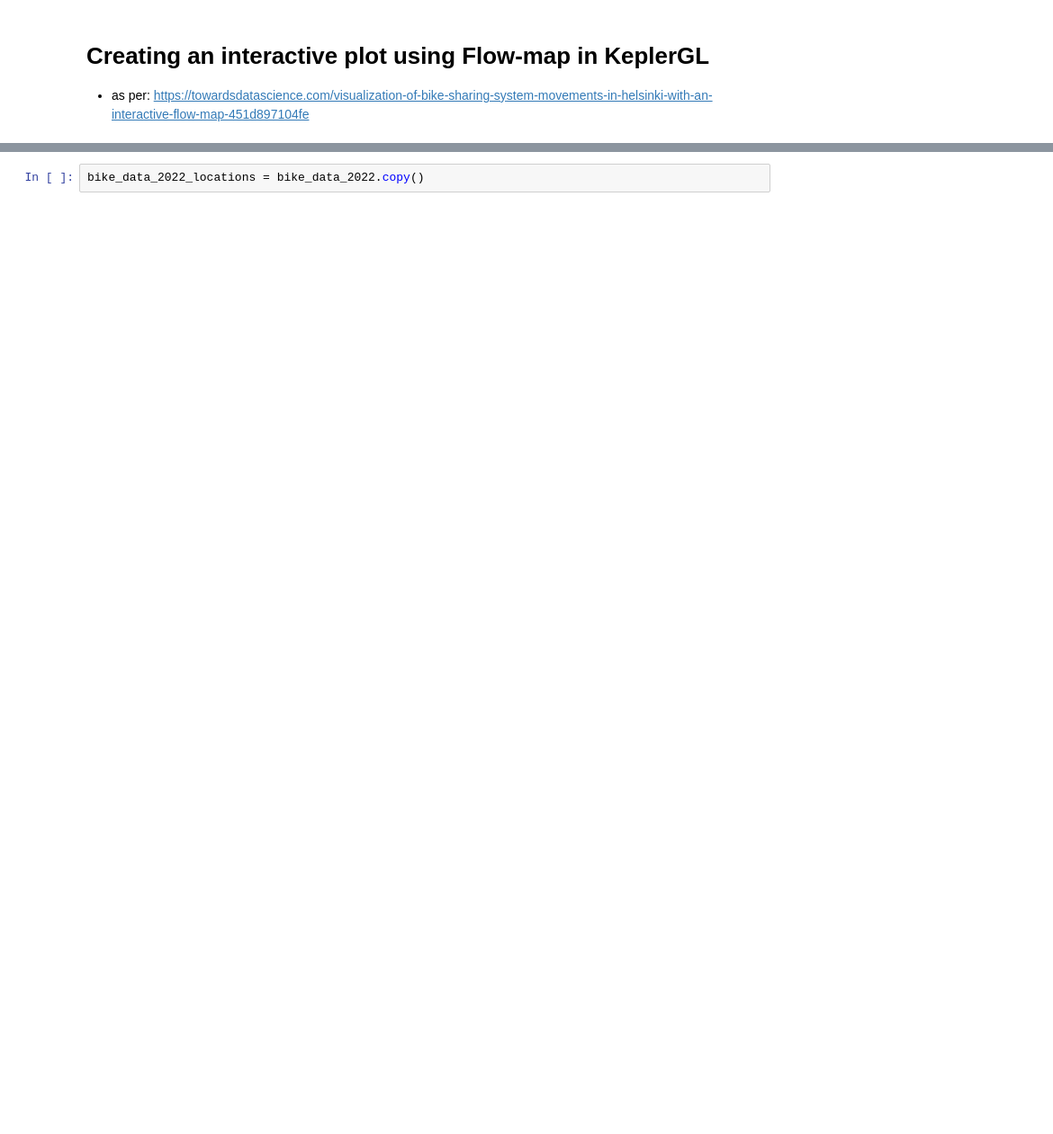
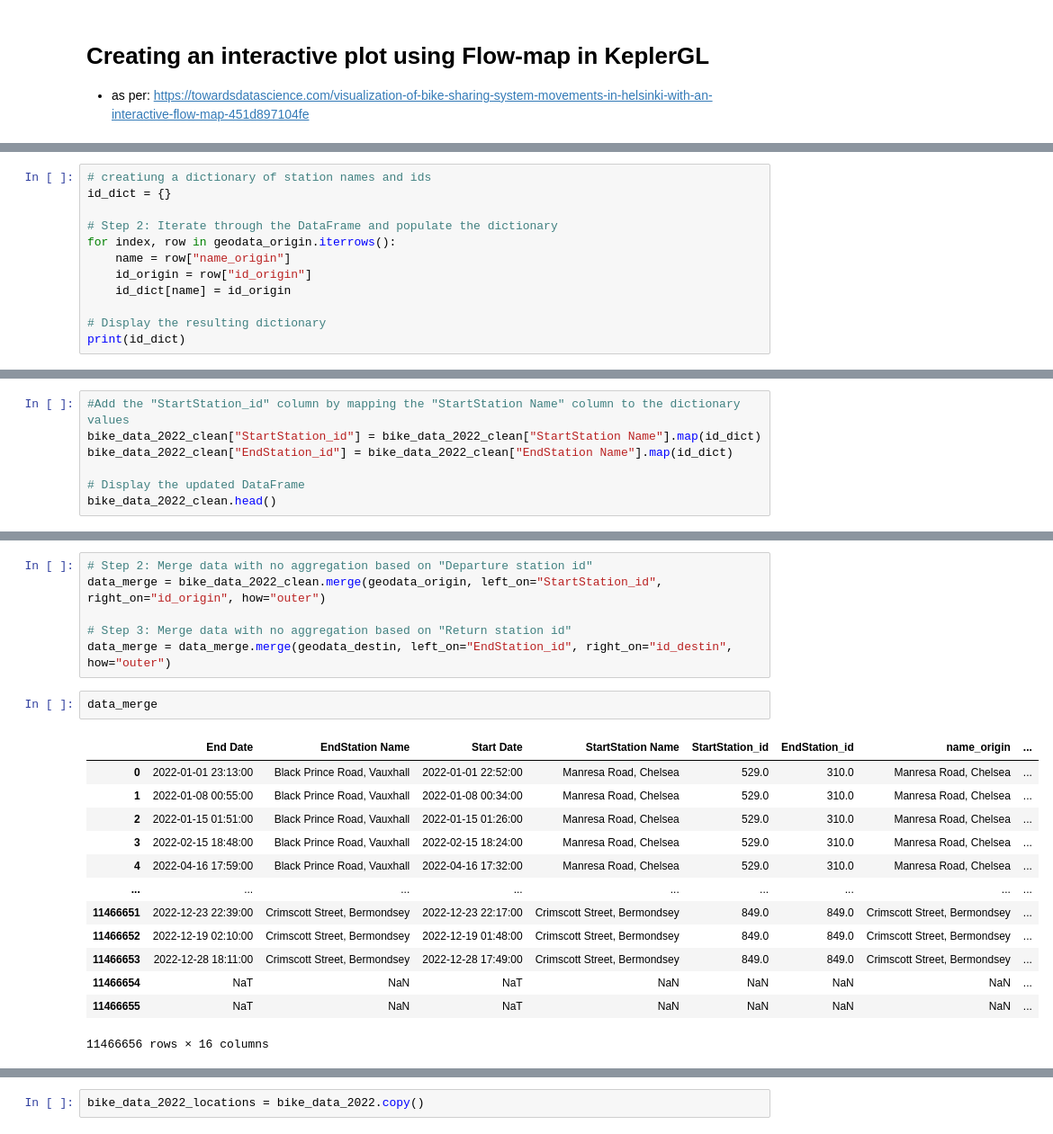
Before and after one commit to elrhmo/TfL_Bike_Analysis, a Jupyter notebook: analysis_networkx.ipynb, the cells around one changed output, grey strips where cells are left out. Shown at 90% size. Cells and saved outputs as stored; diff of their text form; blank space fills up the shorter version.

```diff
--- a/analysis_networkx.ipynb
+++ b/analysis_networkx.ipynb
@@ -483,0 +541,12 @@ bike_data_2022
+# %%
+# creatiung a dictionary of station names and ids
+id_dict = {}
+
+# Step 2: Iterate through the DataFrame and populate the dictionary
+for index, row in geodata_origin.iterrows():
+    name = row["name_origin"]
+    id_origin = row["id_origin"]
+    id_dict[name] = id_origin
+
+# Display the resulting dictionary
+print(id_dict)
@@ -483,0 +571,7 @@ bike_data_2022
+# %%
+#Add the "StartStation_id" column by mapping the "StartStation Name" column to the dictionary values
+bike_data_2022_clean["StartStation_id"] = bike_data_2022_clean["StartStation Name"].map(id_dict)
+bike_data_2022_clean["EndStation_id"] = bike_data_2022_clean["EndStation Name"].map(id_dict)
+
+# Display the updated DataFrame
+bike_data_2022_clean.head()
@@ -483,0 +585,22 @@ bike_data_2022
+# %%
+# Step 2: Merge data with no aggregation based on "Departure station id"
+data_merge = bike_data_2022_clean.merge(geodata_origin, left_on="StartStation_id", right_on="id_origin", how="outer")
+
+# Step 3: Merge data with no aggregation based on "Return station id"
+data_merge = data_merge.merge(geodata_destin, left_on="EndStation_id", right_on="id_destin", how="outer")
+# %%
+data_merge
+# %% [output]
+|  | End Date | EndStation Name | Start Date | StartStation Name | StartStation_id | EndStation_id | name_origin | ... |
+| 0 | 2022-01-01 23:13:00 | Black Prince Road, Vauxhall | 2022-01-01 22:52:00 | Manresa Road, Chelsea | 529.0 | 310.0 | Manresa Road, Chelsea | ... |
+| 1 | 2022-01-08 00:55:00 | Black Prince Road, Vauxhall | 2022-01-08 00:34:00 | Manresa Road, Chelsea | 529.0 | 310.0 | Manresa Road, Chelsea | ... |
+| 2 | 2022-01-15 01:51:00 | Black Prince Road, Vauxhall | 2022-01-15 01:26:00 | Manresa Road, Chelsea | 529.0 | 310.0 | Manresa Road, Chelsea | ... |
+| 3 | 2022-02-15 18:48:00 | Black Prince Road, Vauxhall | 2022-02-15 18:24:00 | Manresa Road, Chelsea | 529.0 | 310.0 | Manresa Road, Chelsea | ... |
+| 4 | 2022-04-16 17:59:00 | Black Prince Road, Vauxhall | 2022-04-16 17:32:00 | Manresa Road, Chelsea | 529.0 | 310.0 | Manresa Road, Chelsea | ... |
+| ... | ... | ... | ... | ... | ... | ... | ... | ... |
+| 11466651 | 2022-12-23 22:39:00 | Crimscott Street, Bermondsey | 2022-12-23 22:17:00 | Crimscott Street, Bermondsey | 849.0 | 849.0 | Crimscott Street, Bermondsey | ... |
+| 11466652 | 2022-12-19 02:10:00 | Crimscott Street, Bermondsey | 2022-12-19 01:48:00 | Crimscott Street, Bermondsey | 849.0 | 849.0 | Crimscott Street, Bermondsey | ... |
+| 11466653 | 2022-12-28 18:11:00 | Crimscott Street, Bermondsey | 2022-12-28 17:49:00 | Crimscott Street, Bermondsey | 849.0 | 849.0 | Crimscott Street, Bermondsey | ... |
+| 11466654 | NaT | NaN | NaT | NaN | NaN | NaN | NaN | ... |
+| 11466655 | NaT | NaN | NaT | NaN | NaN | NaN | NaN | ... |
+11466656 rows × 16 columns
```
Also changed, not shown: parts of 48 cells of this notebook.
